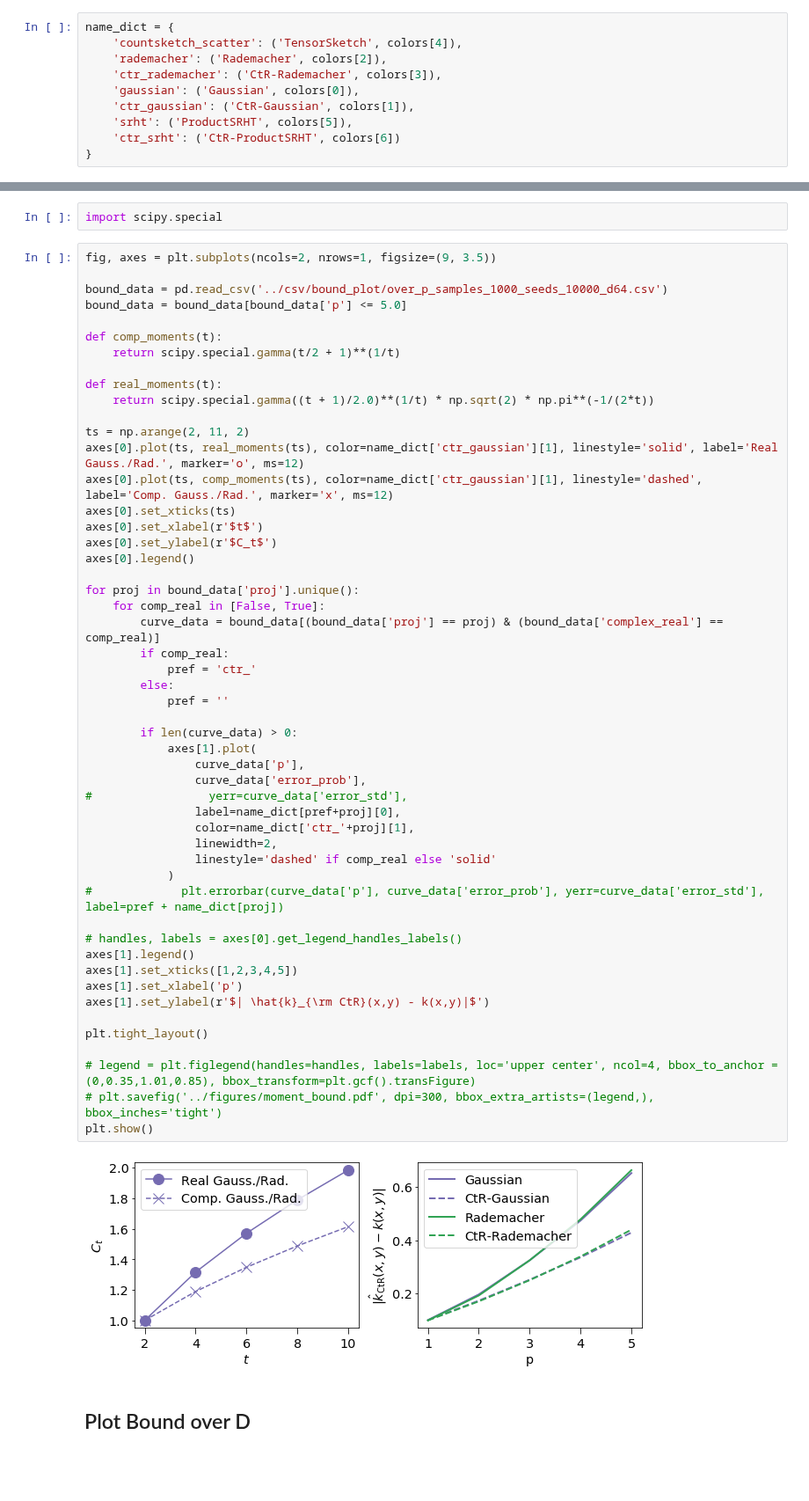
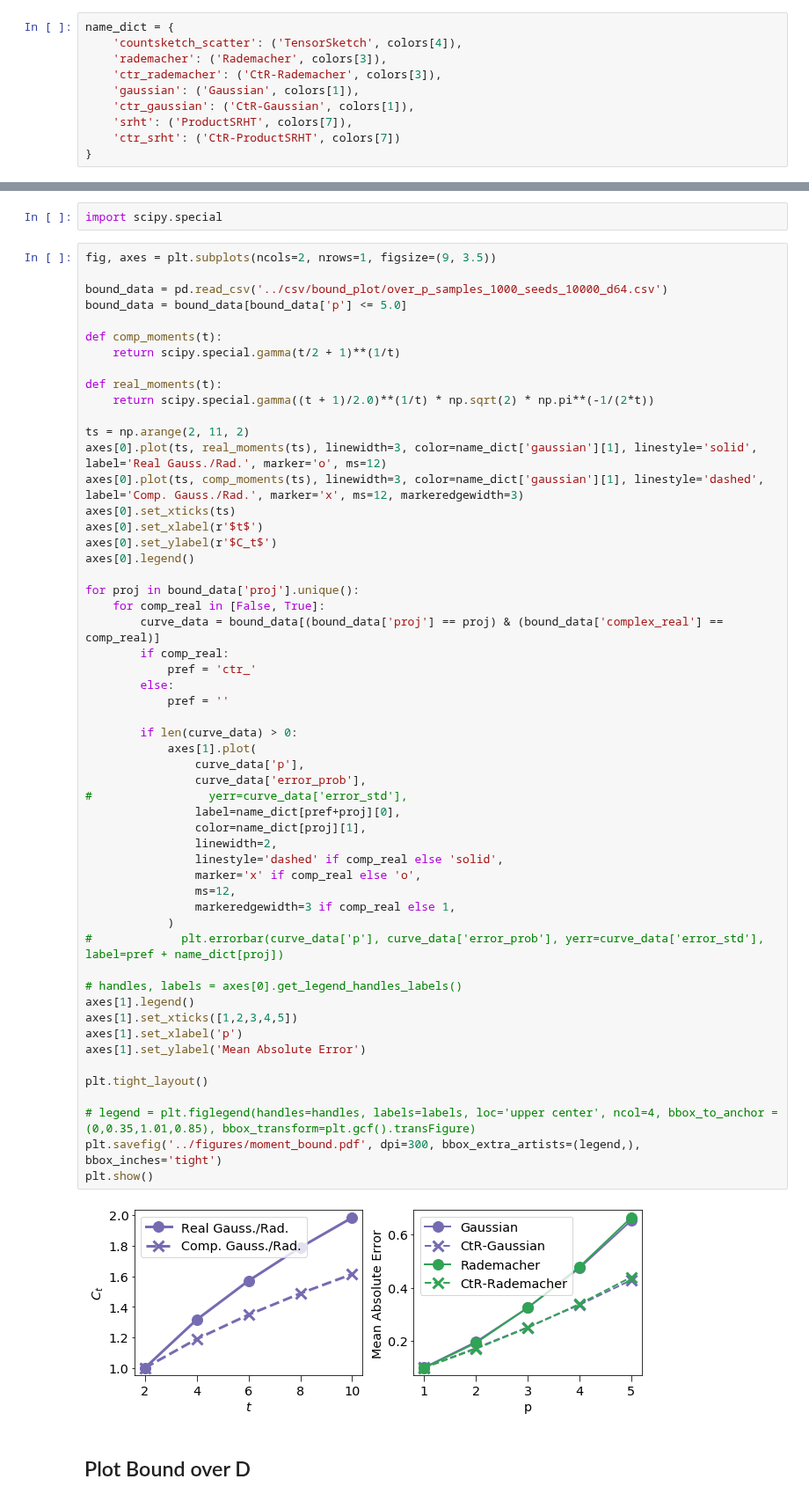
Before and after one commit to joneswack/dp-rfs, a Jupyter notebook: notebooks/bound-plots.ipynb, the cells around one changed output, grey strips where cells are left out. Shown at 88% size. Drawn from its saved outputs; the diff is of its cells as text; blank space fills up the shorter version.

```diff
--- a/notebooks/bound-plots.ipynb
+++ b/notebooks/bound-plots.ipynb
@@ -9,12 +9,12 @@ colors = np.flip(colors, axis=0)
 # %%
 name_dict = {
     'countsketch_scatter': ('TensorSketch', colors[4]),
-    'rademacher': ('Rademacher', colors[2]),
+    'rademacher': ('Rademacher', colors[3]),
     'ctr_rademacher': ('CtR-Rademacher', colors[3]),
-    'gaussian': ('Gaussian', colors[0]),
+    'gaussian': ('Gaussian', colors[1]),
     'ctr_gaussian': ('CtR-Gaussian', colors[1]),
-    'srht': ('ProductSRHT', colors[5]),
-    'ctr_srht': ('CtR-ProductSRHT', colors[6])
+    'srht': ('ProductSRHT', colors[7]),
+    'ctr_srht': ('CtR-ProductSRHT', colors[7])
 }
 # %%
 params = {
@@ -45,46 +45,49 @@ def real_moments(t):
     return scipy.special.gamma((t + 1)/2.0)**(1/t) * np.sqrt(2) * np.pi**(-1/(2*t))
 
 ts = np.arange(2, 11, 2)
-axes[0].plot(ts, real_moments(ts), color=name_dict['ctr_gaussian'][1], linestyle='solid', label='Real Gauss./Rad.', marker='o', ms=12)
-axes[0].plot(ts, comp_moments(ts), color=name_dict['ctr_gaussian'][1], linestyle='dashed', label='Comp. Gauss./Rad.', marker='x', ms=12)
+axes[0].plot(ts, real_moments(ts), linewidth=3, color=name_dict['gaussian'][1], linestyle='solid', label='Real Gauss./Rad.', marker='o', ms=12)
+axes[0].plot(ts, comp_moments(ts), linewidth=3, color=name_dict['gaussian'][1], linestyle='dashed', label='Comp. Gauss./Rad.', marker='x', ms=12, markeredgewidth=3)
 axes[0].set_xticks(ts)
 axes[0].set_xlabel(r'$t$')
 axes[0].set_ylabel(r'$C_t$')
 axes[0].legend()
 
 for proj in bound_data['proj'].unique():
     for comp_real in [False, True]:
         curve_data = bound_data[(bound_data['proj'] == proj) & (bound_data['complex_real'] == comp_real)]
         if comp_real:
             pref = 'ctr_'
         else:
             pref = ''
 
         if len(curve_data) > 0:
             axes[1].plot(
                 curve_data['p'],
                 curve_data['error_prob'],
 #                 yerr=curve_data['error_std'],
                 label=name_dict[pref+proj][0],
-                color=name_dict['ctr_'+proj][1],
+                color=name_dict[proj][1],
                 linewidth=2,
-                linestyle='dashed' if comp_real else 'solid'
+                linestyle='dashed' if comp_real else 'solid',
+                marker='x' if comp_real else 'o',
+                ms=12,
+                markeredgewidth=3 if comp_real else 1,
             )
 #             plt.errorbar(curve_data['p'], curve_data['error_prob'], yerr=curve_data['error_std'], label=pref + name_dict[proj])
 
 # handles, labels = axes[0].get_legend_handles_labels()
 axes[1].legend()
 axes[1].set_xticks([1,2,3,4,5])
 axes[1].set_xlabel('p')
-axes[1].set_ylabel(r'$| \hat{k}_{\rm CtR}(x,y) - k(x,y)|$')
+axes[1].set_ylabel('Mean Absolute Error')
 
 plt.tight_layout()
 
 # legend = plt.figlegend(handles=handles, labels=labels, loc='upper center', ncol=4, bbox_to_anchor = (0,0.35,1.01,0.85), bbox_transform=plt.gcf().transFigure)
-# plt.savefig('../figures/moment_bound.pdf', dpi=300, bbox_extra_artists=(legend,), bbox_inches='tight')
+plt.savefig('../figures/moment_bound.pdf', dpi=300, bbox_extra_artists=(legend,), bbox_inches='tight')
 plt.show()
 # %% [output]
-[figure, old version]
+[figure, new version]
 # %% [markdown]
 ## Plot Bound over D
 # %%
```
Also changed, not shown: parts of 5 cells of this notebook, 6 other files.
